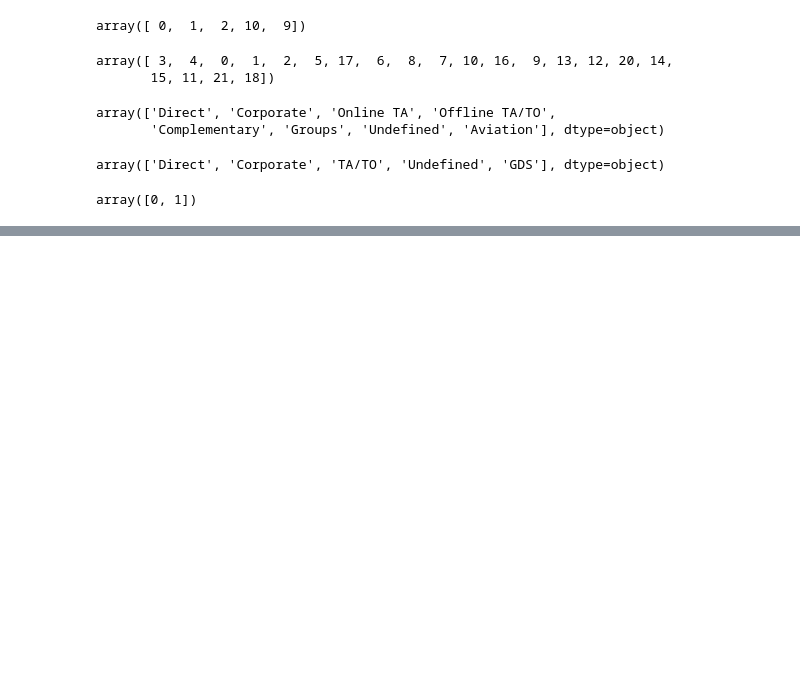
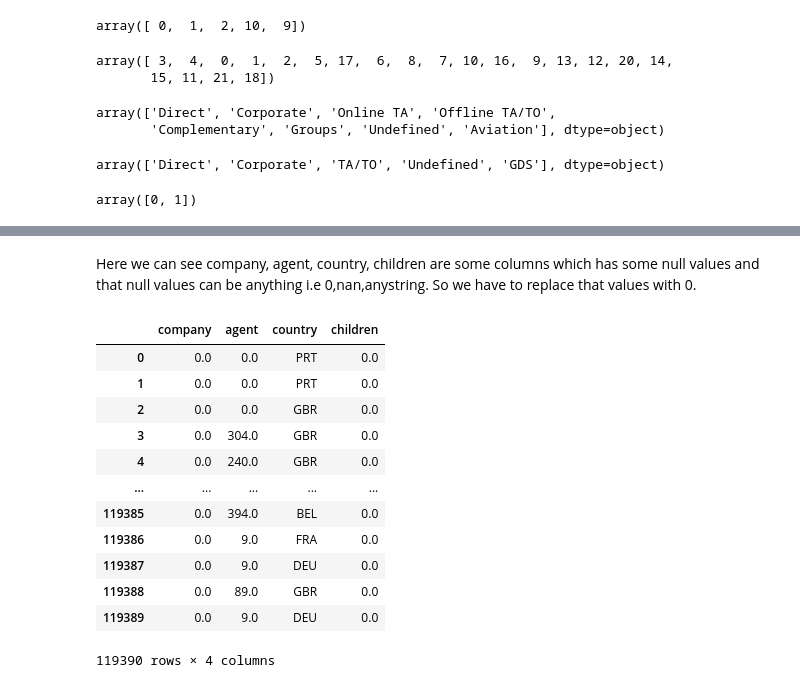
Before and after one commit to vikas6169/hotel-booking-analysis, a Jupyter notebook: Hotel_Booking_Analysis_Capstone_Project.ipynb, the cells around one changed output, grey strips where cells are left out. Saved outputs shown, nothing was run; the diff lists cells and outputs as text; code cells hidden in the pictures; blank space fills up the shorter version.

```diff
--- a/Hotel_Booking_Analysis_Capstone_Project.ipynb
+++ b/Hotel_Booking_Analysis_Capstone_Project.ipynb
@@ -145,0 +180,18 @@ array([0, 1])
+# %% [markdown]
+Here we can see company, agent, country, children are some columns which has some null values and that null values can be anything i.e 0,nan,anystring. So we have to replace that values with 0.
+# %%
+df1[['company','agent','country','children']].fillna(0)
+# %% [output]
+|  | company | agent | country | children |
+| 0 | 0.0 | 0.0 | PRT | 0.0 |
+| 1 | 0.0 | 0.0 | PRT | 0.0 |
+| 2 | 0.0 | 0.0 | GBR | 0.0 |
+| 3 | 0.0 | 304.0 | GBR | 0.0 |
+| 4 | 0.0 | 240.0 | GBR | 0.0 |
+| ... | ... | ... | ... | ... |
+| 119385 | 0.0 | 394.0 | BEL | 0.0 |
+| 119386 | 0.0 | 9.0 | FRA | 0.0 |
+| 119387 | 0.0 | 9.0 | DEU | 0.0 |
+| 119388 | 0.0 | 89.0 | GBR | 0.0 |
+| 119389 | 0.0 | 9.0 | DEU | 0.0 |
+119390 rows × 4 columns
```
Also changed, not shown: parts of 10 cells of this notebook.
